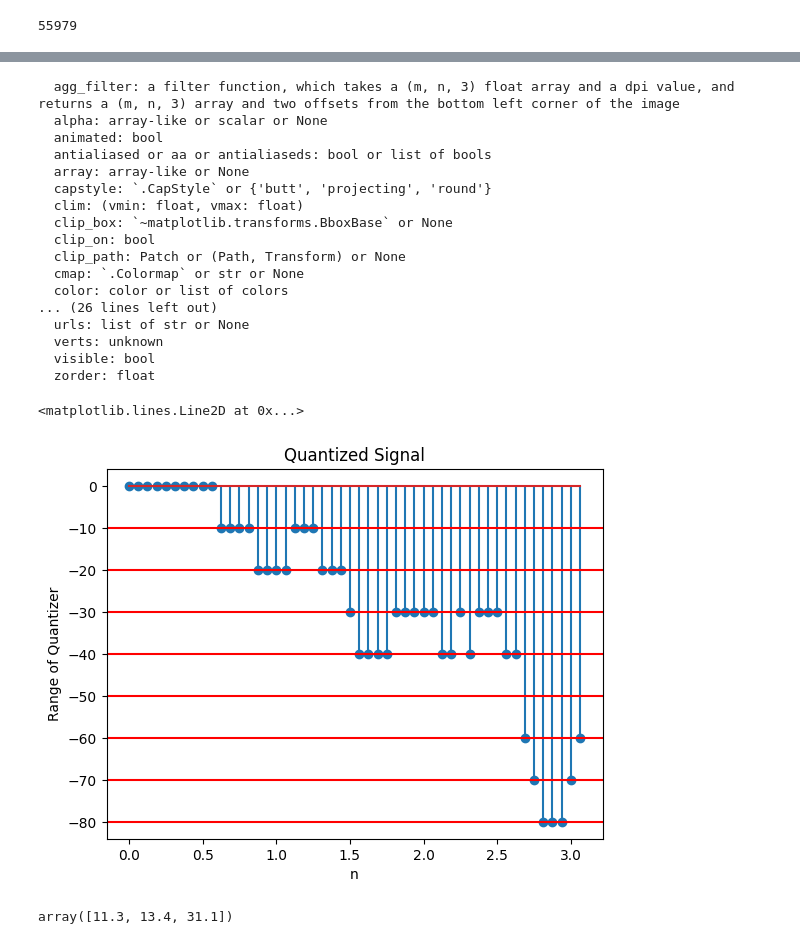
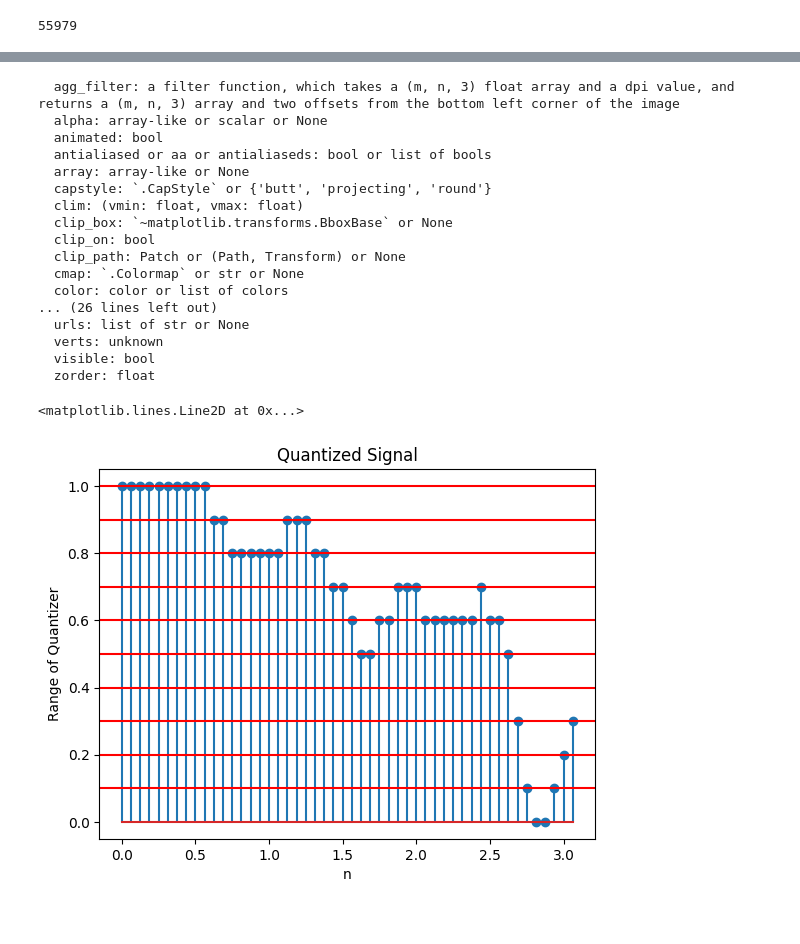
Before and after one commit to moez-rd/sinsis, a Jupyter notebook: notebook.ipynb, the cells around one changed output, grey strips where cells are left out. Drawn from its saved outputs; the diff is of its cells as text; code cells hidden in the pictures.

```diff
--- a/notebook.ipynb
+++ b/notebook.ipynb
@@ -7,7 +7,7 @@ frequency_sampling, audio_signal = wavfile.read("Tonmoy 07.wav")
 print(len(audio_signal))
 audio_signal = audio_signal[:50]
 t = 1000 * np.arange(0, len(audio_signal), 1) / float(frequency_sampling)
-x = audio_signal
+x = -min(audio_signal) + audio_signal
 # %% [output]
 55979
 # %%
@@ -20,0 +21,2 @@ plt.show()
+# %%
+x_scaled = x / max(x)
@@ -85,40 +97,38 @@ plt.axhline(y = -80, xmin = 0, xmax = 10, color = 'r')
 # %%
 plt.title('Quantized Signal')
-xq = np.around(x, 1)
-markerline, stemlines, baseline = plt.stem(n, xq)
+x_quantized = np.around(x_scaled, 1)
+markerline, stemlines, baseline = plt.stem(n, x_quantized)
 plt.setp(stemlines)
 plt.xlabel('n')
 plt.ylabel('Range of Quantizer')
 
-plt.axhline(y = -10, xmin = 0, xmax = 10, color = 'r')
-plt.axhline(y = -20, xmin = 0, xmax = 10, color = 'r')
-plt.axhline(y = -30, xmin = 0, xmax = 10, color = 'r')
-plt.axhline(y = -40, xmin = 0, xmax = 10, color = 'r')
-plt.axhline(y = -50, xmin = 0, xmax = 10, color = 'r')
-plt.axhline(y = -60, xmin = 0, xmax = 10, color = 'r')
-plt.axhline(y = -70, xmin = 0, xmax = 10, color = 'r')
-plt.axhline(y = -80, xmin = 0, xmax = 10, color = 'r')
+plt.axhline(y = 0.1, xmin = 0, xmax = 10, color = 'r')
+plt.axhline(y = 0.2, xmin = 0, xmax = 10, color = 'r')
+plt.axhline(y = 0.3, xmin = 0, xmax = 10, color = 'r')
+plt.axhline(y = 0.4, xmin = 0, xmax = 10, color = 'r')
+plt.axhline(y = 0.5, xmin = 0, xmax = 10, color = 'r')
+plt.axhline(y = 0.6, xmin = 0, xmax = 10, color = 'r')
+plt.axhline(y = 0.7, xmin = 0, xmax = 10, color = 'r')
+plt.axhline(y = 0.8, xmin = 0, xmax = 10, color = 'r')
+plt.axhline(y = 0.9, xmin = 0, xmax = 10, color = 'r')
+plt.axhline(y = 1.0, xmin = 0, xmax = 10, color = 'r')
 # %% [output]
   agg_filter: a filter function, which takes a (m, n, 3) float array and a dpi value, and returns a (m, n, 3) array and two offsets from the bottom left corner of the image
   alpha: array-like or scalar or None
   animated: bool
   antialiased or aa or antialiaseds: bool or list of bools
   array: array-like or None
   capstyle: `.CapStyle` or {'butt', 'projecting', 'round'}
   clim: (vmin: float, vmax: float)
   clip_box: `~matplotlib.transforms.BboxBase` or None
   clip_on: bool
   clip_path: Patch or (Path, Transform) or None
   cmap: `.Colormap` or str or None
   color: color or list of colors
 ... (26 lines left out)
   urls: list of str or None
   verts: unknown
   visible: bool
   zorder: float
 <matplotlib.lines.Line2D at 0x...>
-[figure, old version]
+[figure, new version]
-# %%
-np.around([11.33, 13.412, 31.132], 1)
-# %% [output]
-array([11.3, 13.4, 31.1])
```
Also changed, not shown: parts of 4 cells of this notebook.
